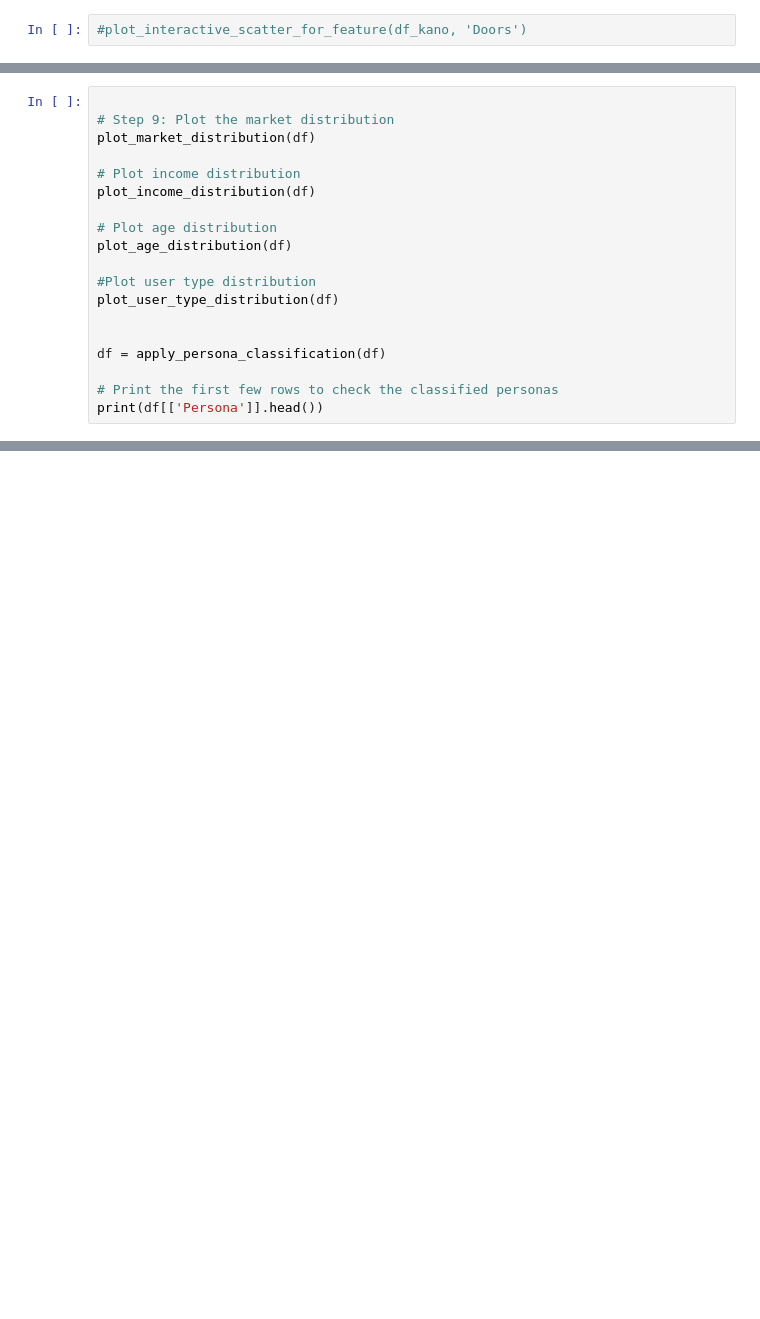
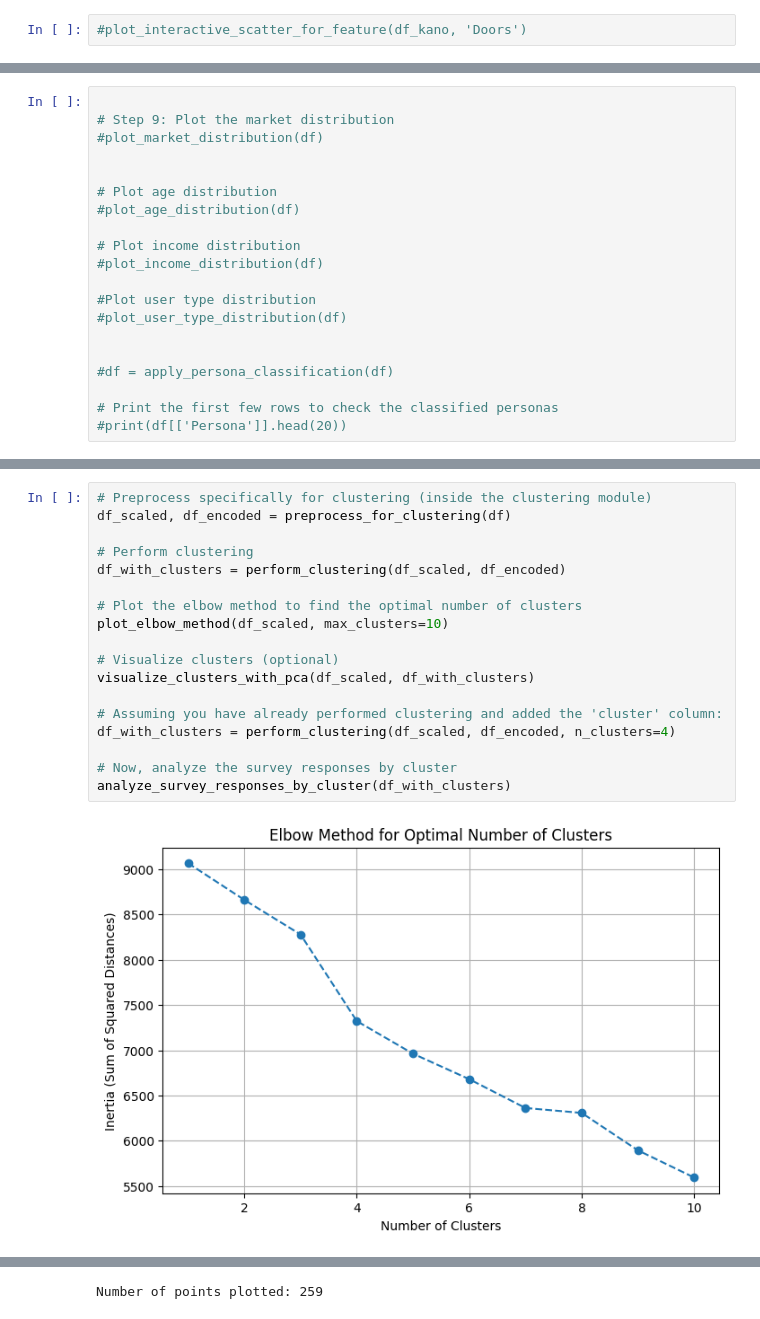
Before and after one commit to tominord13/GIANTS, a Jupyter notebook: GIANTS Survey Data Analysis/main.ipynb, the cells around one changed output, grey strips where cells are left out. Drawn from its saved outputs; the diff is of its cells as text; blank space fills up the shorter version.

```diff
--- a/GIANTS Survey Data Analysis/main.ipynb
+++ b/GIANTS Survey Data Analysis/main.ipynb
@@ -62,19 +75,20 @@ No respondents match the 'students' persona criteria.
 # %%
 
 # Step 9: Plot the market distribution
-plot_market_distribution(df)
+#plot_market_distribution(df)
+
+
+# Plot age distribution
+#plot_age_distribution(df)
 
 # Plot income distribution
-plot_income_distribution(df)
-
-# Plot age distribution
-plot_age_distribution(df)
+#plot_income_distribution(df)
 
 #Plot user type distribution
-plot_user_type_distribution(df)
+#plot_user_type_distribution(df)
 
 
-df = apply_persona_classification(df)
+#df = apply_persona_classification(df)
 
 # Print the first few rows to check the classified personas
-print(df[['Persona']].head())
+#print(df[['Persona']].head(20))
@@ -125,0 +95,20 @@ Name: count, dtype: int64
+# %%
+# Preprocess specifically for clustering (inside the clustering module)
+df_scaled, df_encoded = preprocess_for_clustering(df)
+
+# Perform clustering
+df_with_clusters = perform_clustering(df_scaled, df_encoded)
+
+# Plot the elbow method to find the optimal number of clusters
+plot_elbow_method(df_scaled, max_clusters=10)
+
+# Visualize clusters (optional)
+visualize_clusters_with_pca(df_scaled, df_with_clusters)
+
+# Assuming you have already performed clustering and added the 'cluster' column:
+df_with_clusters = perform_clustering(df_scaled, df_encoded, n_clusters=4)
+
+# Now, analyze the survey responses by cluster
+analyze_survey_responses_by_cluster(df_with_clusters)
+# %% [output]
+[figure, added]
@@ -125,0 +116 @@ Name: count, dtype: int64
+Number of points plotted: 259
```
Also changed, not shown: parts of 6 cells of this notebook, 6 other files.
